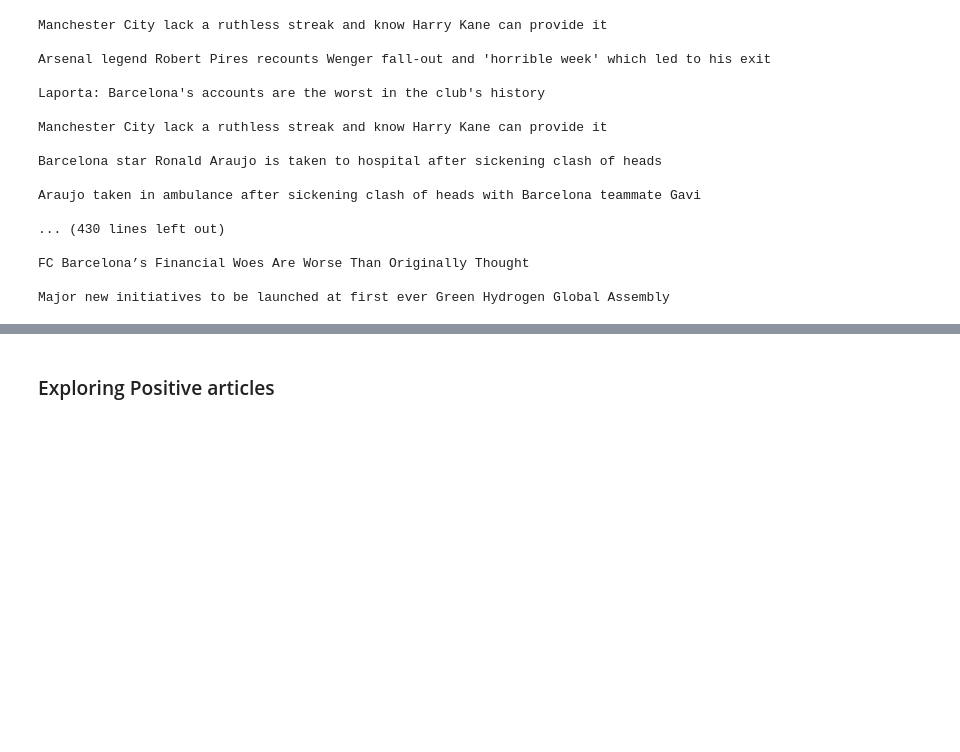
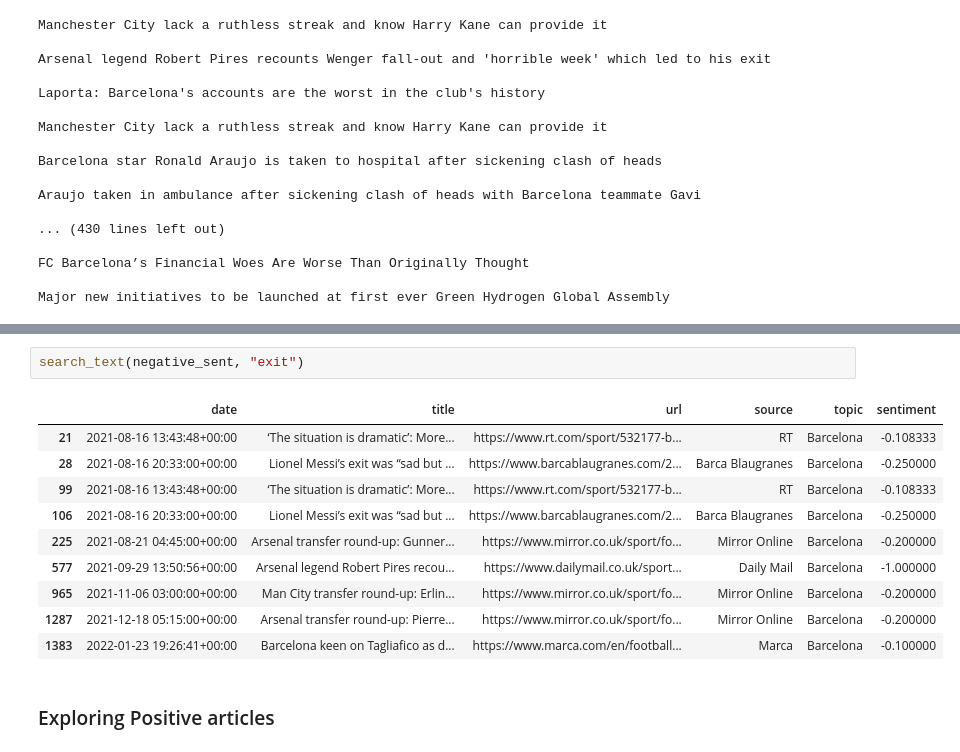
Before and after one commit to ethan-grinberg/barcelona-sentiment-analysis, a Jupyter notebook: text_analysis.ipynb, the cells around one changed output, grey strips where cells are left out. Saved outputs shown, nothing was run; the diff lists cells and outputs as text; blank space fills up the shorter version.

```diff
--- a/text_analysis.ipynb
+++ b/text_analysis.ipynb
@@ -241,6 +233,19 @@ search_text(negative_sent, "xavi")
 | 1476 | 2022-02-17 18:31:58+00:00 | Xavi in subtle dig at Arsenal bos... | https://www.mirror.co.uk/sport/fo... | Mirror Online | Barcelona | -0.333333 |
 | 1485 | 2022-02-18 11:44:47+00:00 | Xavi compares Ferran Torres to Lu... | https://www.101greatgoals.com/new... | 101 Great Goals | Barcelona | -0.400000 |
 | 1637 | 2022-03-11 11:16:17+00:00 | Furious Xavi Scolded FC Barcelona... | https://www.forbes.com/sites/toms... | Forbes | Barcelona | -0.166667 |
+# %%
+search_text(negative_sent, "exit")
+# %% [output]
+|  | date | title | url | source | topic | sentiment |
+| 21 | 2021-08-16 13:43:48+00:00 | ‘The situation is dramatic’: More... | https://www.rt.com/sport/532177-b... | RT | Barcelona | -0.108333 |
+| 28 | 2021-08-16 20:33:00+00:00 | Lionel Messi’s exit was “sad but ... | https://www.barcablaugranes.com/2... | Barca Blaugranes | Barcelona | -0.250000 |
+| 99 | 2021-08-16 13:43:48+00:00 | ‘The situation is dramatic’: More... | https://www.rt.com/sport/532177-b... | RT | Barcelona | -0.108333 |
+| 106 | 2021-08-16 20:33:00+00:00 | Lionel Messi’s exit was “sad but ... | https://www.barcablaugranes.com/2... | Barca Blaugranes | Barcelona | -0.250000 |
+| 225 | 2021-08-21 04:45:00+00:00 | Arsenal transfer round-up: Gunner... | https://www.mirror.co.uk/sport/fo... | Mirror Online | Barcelona | -0.200000 |
+| 577 | 2021-09-29 13:50:56+00:00 | Arsenal legend Robert Pires recou... | https://www.dailymail.co.uk/sport... | Daily Mail | Barcelona | -1.000000 |
+| 965 | 2021-11-06 03:00:00+00:00 | Man City transfer round-up: Erlin... | https://www.mirror.co.uk/sport/fo... | Mirror Online | Barcelona | -0.200000 |
+| 1287 | 2021-12-18 05:15:00+00:00 | Arsenal transfer round-up: Pierre... | https://www.mirror.co.uk/sport/fo... | Mirror Online | Barcelona | -0.200000 |
+| 1383 | 2022-01-23 19:26:41+00:00 | Barcelona keen on Tagliafico as d... | https://www.marca.com/en/football... | Marca | Barcelona | -0.100000 |
 # %% [markdown]
 ### Exploring Positive articles
 # %%
```
Also changed, not shown: parts of 4 cells of this notebook.
